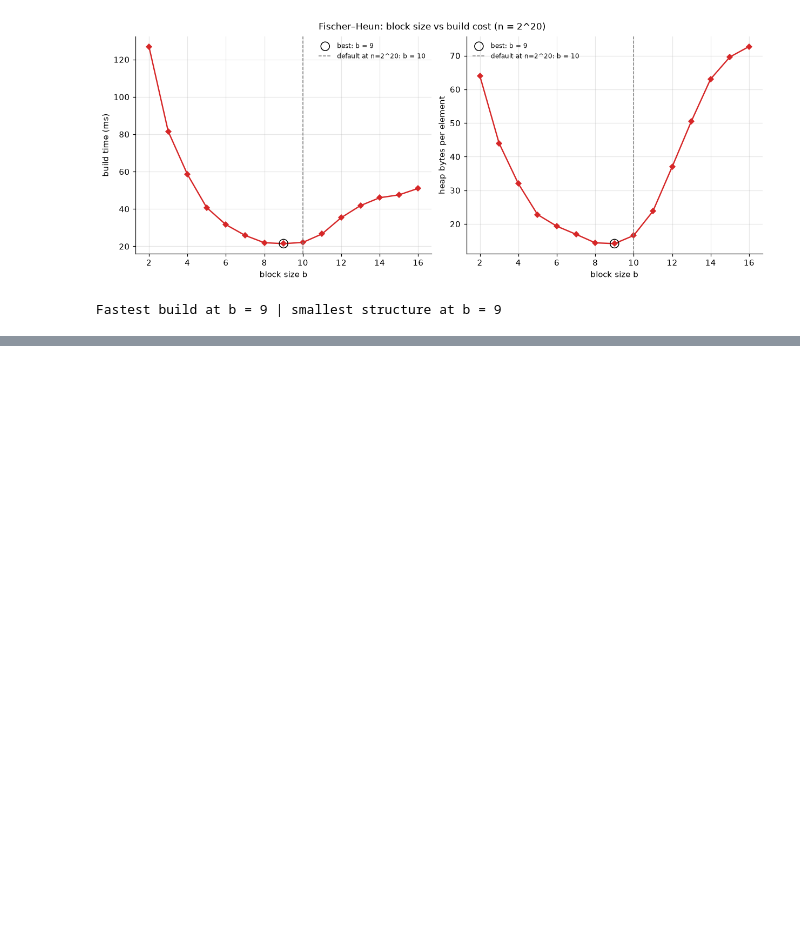
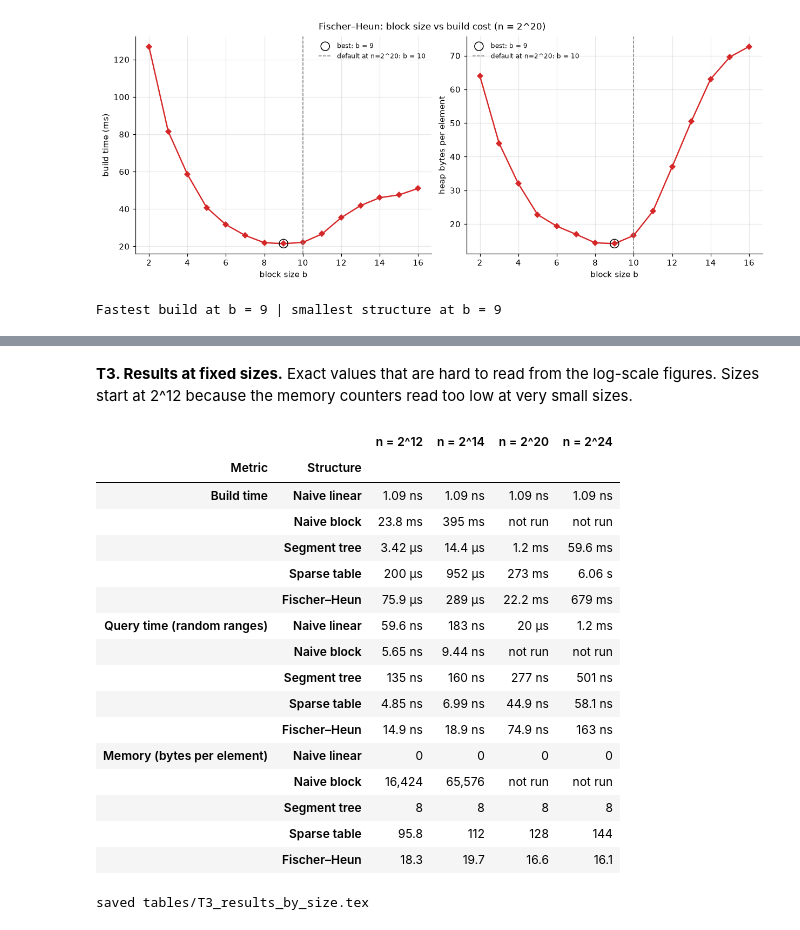
Before and after one commit to replicantStarr/Range-Minimum-Query-Implementation-Comparisons, a Jupyter notebook: analysis/rmq_plot_analysis.ipynb, the cells around one changed output, grey strips where cells are left out. Cells and saved outputs as stored; diff of their text form; code cells hidden in the pictures; blank space fills up the shorter version.

```diff
--- a/analysis/rmq_plot_analysis.ipynb
+++ b/analysis/rmq_plot_analysis.ipynb
@@ -673,0 +777,24 @@ Fastest build at b = 9 | smallest structure at b = 9
+# %%
+THEORY = {
+    "Naive_Linear": ("O(1)", "O(n)", "O(1)"),
+    "Naive_Block":  ("O(n²)", "O(1)", "O(n²)"),
+    "Segment_Tree": ("O(n)", "O(log n)", "O(n)"),
+    "Sparse_Table": ("O(n log n)", "O(1)", "O(n log n)"),
+    "Fischer_Heun": ("O(n)", "O(1)", "O(n)"),
+}
+
+rows = []
+for impl in ORDER:
+    build = lookup("Construct", impl, MAIN_PATTERN, REF_N, "t")
+    query = lookup("Query", impl, MAIN_PATTERN, REF_N, "t")
+    bpe = lookup("Construct", impl, MAIN_PATTERN, REF_N, "bpe")
+    rows.append((style(impl)[0], *THEORY[impl], fmt_or_not_run(build, fmt_time), fmt_or_not_run(query, fmt_time),
+                 fmt_or_not_run(bpe, fmt_bpe)))
+theory = pd.DataFrame(rows, columns=["Structure", "Build", "Query", "Space", "Build time", "Query time", "Bytes per element"])
+
+display(theory.style.hide(axis="index"))
+write_table(theory, "T2_theory_vs_measured",
+            f"Theoretical complexity against measured results at n = 2^{int(np.log2(REF_N))} on random input, using the "
+            "median of all runs. Naive block was limited to n = 2^14 by its memory use. Fischer–Heun and Naive linear "
+            "keep a reference to the input array, so their memory excludes its 4 bytes per element.",
+            "tab:theory", align="lccc" + "r" * 3, fit=True)
@@ -673,0 +809,39 @@ Fastest build at b = 9 | smallest structure at b = 9
+# %% [markdown]
+**T3. Results at fixed sizes.** Exact values that are hard to read from the log-scale figures. Sizes start at 2^12 because the memory counters read too low at very small sizes.
+# %%
+METRICS = [
+    ("Build time", "Construct", "t", fmt_time),
+    ("Query time (random ranges)", "Query", "t", fmt_time),
+    ("Memory (bytes per element)", "Construct", "bpe", fmt_bpe),
+]
+
+rows = []
+for title, family, col, fmt in METRICS:
+    for impl in ORDER:
+        vals = [lookup(family, impl, MAIN_PATTERN, n, col) for n in TABLE_NS]
+        rows.append([title, style(impl)[0]] + [fmt_or_not_run(v, fmt) for v in vals])
+sizes = pd.DataFrame(rows, columns=["Metric", "Structure"] + [f"n = 2^{int(np.log2(n))}" for n in TABLE_NS])
+
+display(sizes.set_index(["Metric", "Structure"]))
+write_table(sizes, "T3_results_by_size",
+            "Median build time, query time and memory on random input at selected array sizes.",
+            "tab:sizes", group="Metric")
+# %% [output]
+|  |  | n = 2^12 | n = 2^14 | n = 2^20 | n = 2^24 |
+| Metric | Structure |  |  |  |  |
+| Build time | Naive linear | 1.09 ns | 1.09 ns | 1.09 ns | 1.09 ns |
+|  | Naive block | 23.8 ms | 395 ms | not run | not run |
+|  | Segment tree | 3.42 µs | 14.4 µs | 1.2 ms | 59.6 ms |
+|  | Sparse table | 200 µs | 952 µs | 273 ms | 6.06 s |
+|  | Fischer–Heun | 75.9 µs | 289 µs | 22.2 ms | 679 ms |
+| Query time (random ranges) | Naive linear | 59.6 ns | 183 ns | 20 µs | 1.2 ms |
+|  | Naive block | 5.65 ns | 9.44 ns | not run | not run |
+|  | Segment tree | 135 ns | 160 ns | 277 ns | 501 ns |
+|  | Sparse table | 4.85 ns | 6.99 ns | 44.9 ns | 58.1 ns |
+|  | Fischer–Heun | 14.9 ns | 18.9 ns | 74.9 ns | 163 ns |
+| Memory (bytes per element) | Naive linear | 0 | 0 | 0 | 0 |
+|  | Naive block | 16,424 | 65,576 | not run | not run |
+|  | Segment tree | 8 | 8 | 8 | 8 |
+|  | Sparse table | 95.8 | 112 | 128 | 144 |
+|  | Fischer–Heun | 18.3 | 19.7 | 16.6 | 16.1 |
+saved tables/T3_results_by_size.tex
```
Also changed, not shown: parts of 11 cells of this notebook, 30 other files.
